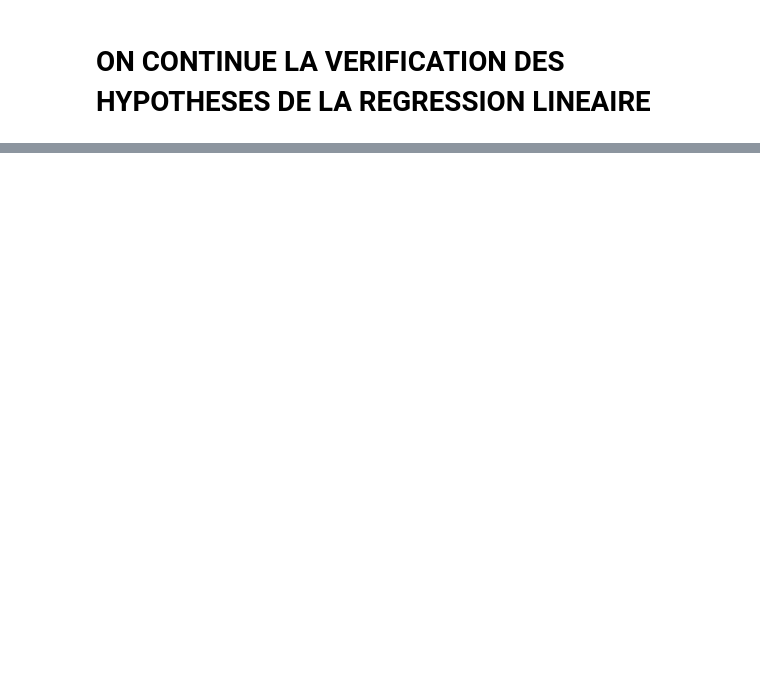
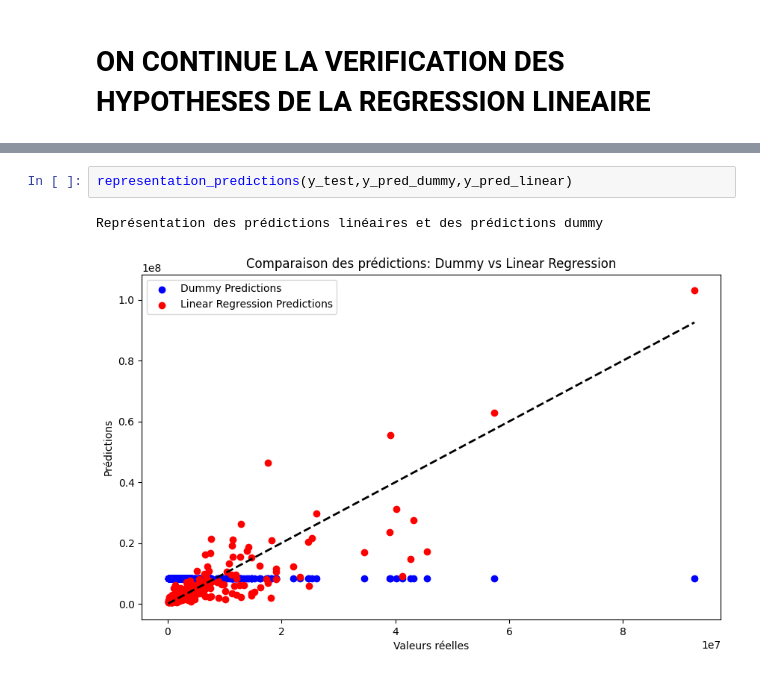
Before and after one commit to EP-portfolio/PROJET_4, a Jupyter notebook: notebook_regression_linéaire_SiteEnergyUse.ipynb, the cells around one changed output, grey strips where cells are left out. Cells and saved outputs as stored; diff of their text form; blank space fills up the shorter version.

```diff
--- a/notebook_regression_linéaire_SiteEnergyUse.ipynb
+++ b/notebook_regression_linéaire_SiteEnergyUse.ipynb
@@ -676,0 +1627,5 @@ sns.histplot(data=DF_cleaned_lineaire['SiteEnergyUseWN(kBtu)'])
+# %%
+representation_predictions(y_test,y_pred_dummy,y_pred_linear)
+# %% [output]
+Représentation des prédictions linéaires et des prédictions dummy
+[figure, added]
```
Also changed, not shown: parts of 199 cells of this notebook, 2 other files.
